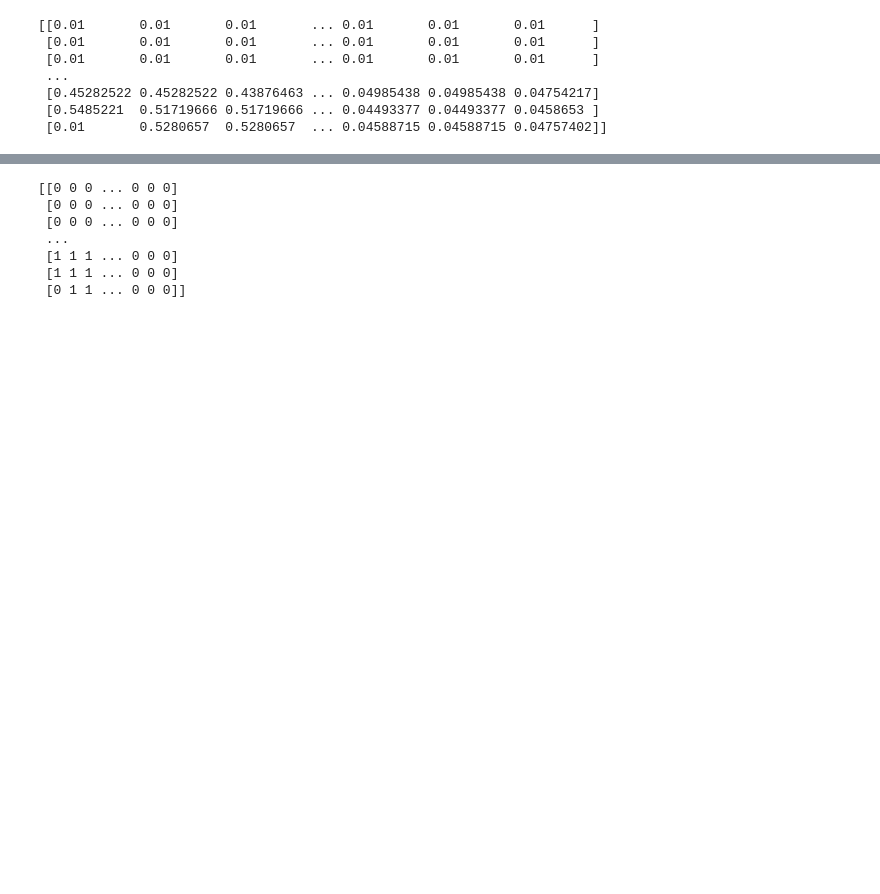
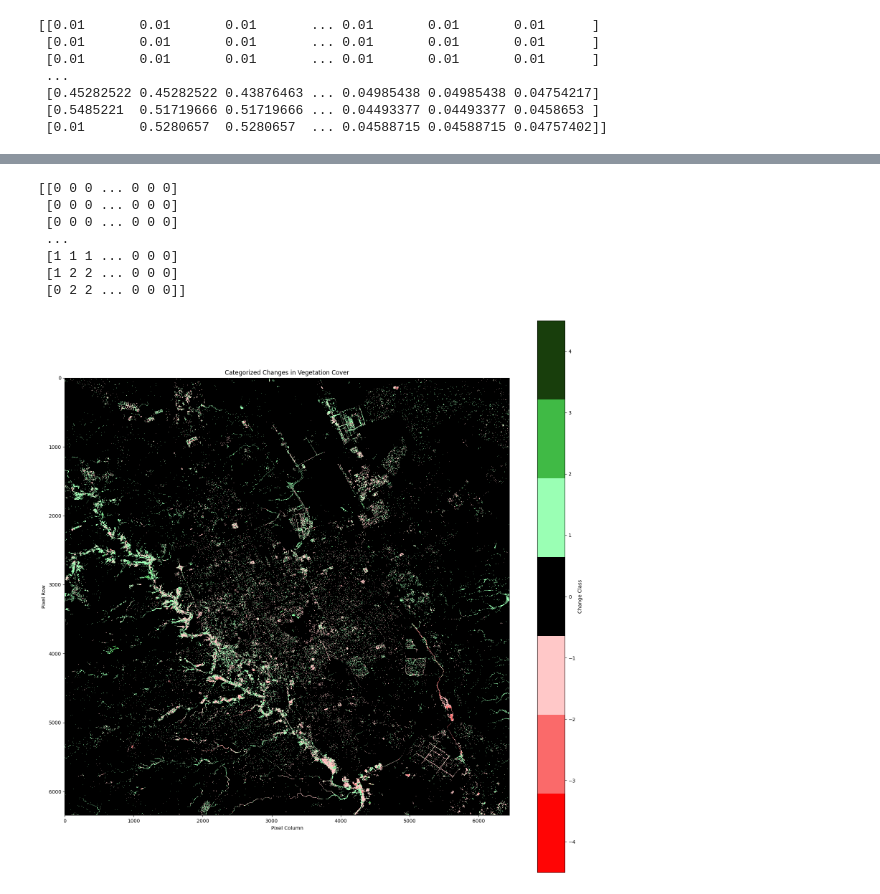
Before and after one commit to OWDM/Vegetation-Cover-In-Riyadh, a Jupyter notebook: Codes/Subtracting/change between two images.ipynb, the cells around one changed output, grey strips where cells are left out. Saved outputs shown, nothing was run; the diff lists cells and outputs as text; code cells hidden in the pictures; blank space fills up the shorter version.

```diff
--- a/Codes/Subtracting/change between two images.ipynb
+++ b/Codes/Subtracting/change between two images.ipynb
@@ -46,28 +46,32 @@ plt.show()
 from matplotlib.colors import ListedColormap
 
 def categorize_change(value):
-    if 0 < value <= 0.33:
+    if 0 < value <= 0.25:
         return 1
-    elif 0.33 < value <= 0.66:
+    elif 0.25 < value <= 0.5:
         return 2
-    elif 0.66 < value <= 1:
+    elif 0.5 < value <= 0.75:
         return 3
-    elif -0.33 <= value < 0:
+    elif 0.75 < value <= 1:
+        return 4
+    elif -0.25 <= value < 0:
         return -1
-    elif -0.66 <= value < -0.33:
+    elif -0.5 <= value < -0.25:
         return -2
-    elif -1 <= value < -0.66:
+    elif -0.75 <= value < -0.5:
         return -3
+    elif -1 <= value < -0.75:
+        return -4
     else:
         return 0
 
-# Custom colormap: black, yellow-orange-red for negatives, black, lightblue-green-dark green for positives
-colors = ['red', 'orange', 'yellow', 'black', 'lightblue', 'lightgreen', 'darkgreen']
+# Adjusted color mapping to include darker shades for higher absolute values
+colors = ['#FF0505', '#FA6A6A', '#FFC8C8', 'black', '#9AFFB4', '#40BA45', '#183E0C']  # Dark red, red, orange, black, light green, green, dark green
 cmap = ListedColormap(colors)
-bounds = [-3.5, -2.5, -1.5, -0.5, 0.5, 1.5, 2.5, 3.5]
+bounds = [-4.5, -3.5, -2.5, -1.5, 0.5, 1.5, 2.5, 3.5, 4.5]  # Adjusted to include bounds for all categories
 norm = plt.Normalize(min(bounds), max(bounds))
 
-
+# Assuming ndvi_processed_1 and ndvi_processed_2 are defined earlier in your code
 # Setting the threshold
 threshold = 0.111
 
@@ -87,8 +91,20 @@ print(categorized_changes)
  [0 0 0 ... 0 0 0]
  ...
  [1 1 1 ... 0 0 0]
- [1 1 1 ... 0 0 0]
- [0 1 1 ... 0 0 0]]
+ [1 2 2 ... 0 0 0]
+ [0 2 2 ... 0 0 0]]
+# %%
+# Plotting
+plt.figure(figsize=(20, 20))
+plt.imshow(categorized_changes, cmap=cmap, norm=norm, interpolation='nearest')
+plt.colorbar(ticks=np.arange(-4, 5), label='Change Class')  # Adjusted tick marks to include all categories
+plt.title('Categorized Changes in Vegetation Cover')
+plt.xlabel('Pixel Column')
+plt.ylabel('Pixel Row')
+plt.grid(False)
+plt.show()
+# %% [output]
+[figure, added]
 # %%
 
 # Plotting
```
Also changed, not shown: parts of 4 cells of this notebook, 2 other files.
